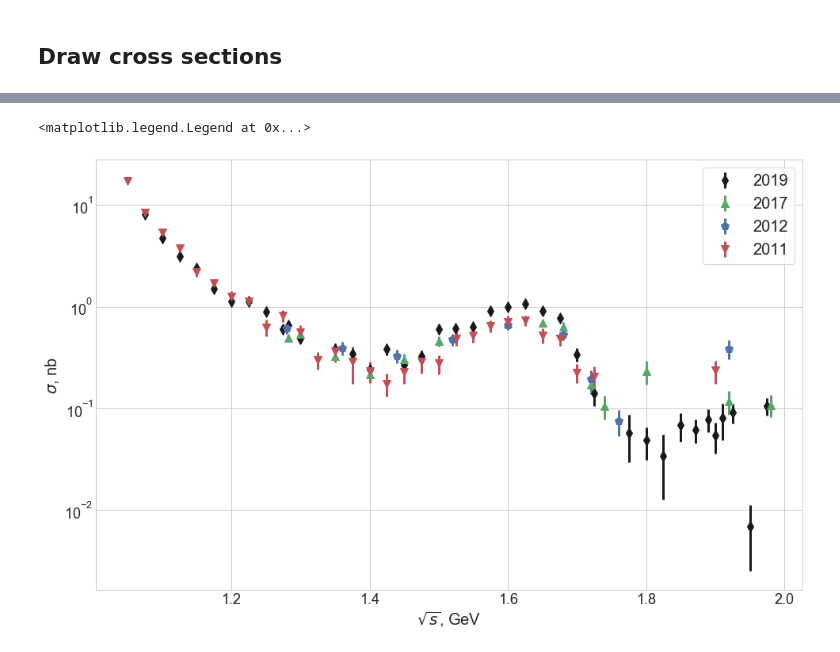
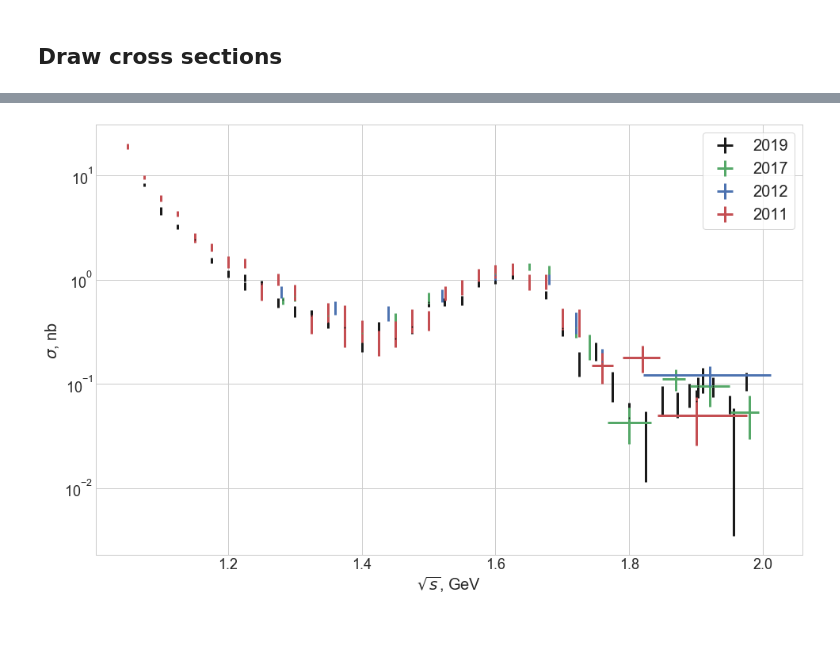
Before and after one commit to nikita-p/research, a Jupyter notebook: uproot/Visible.ipynb, the cells around one changed output, grey strips where cells are left out. Drawn from its saved outputs; the diff is of its cells as text; code cells hidden in the pictures.

```diff
--- a/uproot/Visible.ipynb
+++ b/uproot/Visible.ipynb
@@ -139,18 +132,23 @@ born(cs11)
 born(cs12)
 born(cs17)
 born(cs19)
+# %%
+errE = dict()
+errE[11] = [cs11.dEmin*2e-3, cs11.dEmax*2e-3]
+errE[12] = [cs12.dEmin*2e-3, cs12.dEmax*2e-3]
+errE[17] = [cs17.dEmin*2e-3, cs17.dEmax*2e-3]
+errE[19] = [cs19.dEmin*2e-3, cs19.dEmax*2e-3]
 # %%
-plt.errorbar(cs19.index*2e-3, cs19.born, yerr=cs19.born_err, fmt='kd', elinewidth=3, ms=10, label='2019')
-plt.errorbar(cs17.index*2e-3, cs17.born, yerr=cs17.born_err, fmt='g^', elinewidth=3, ms=10, label='2017')
-plt.errorbar(cs12.index*2e-3, cs12.born, yerr=cs12.born_err, fmt='bp', elinewidth=3, ms=10, label='2012')
-plt.errorbar(cs11.index*2e-3, cs11.born, yerr=cs11.born_err, fmt='rv', elinewidth=3, ms=10, label='2011')
+plt.errorbar(cs19.index*2e-3, cs19.born, yerr=cs19.born_err, xerr=errE[19], fmt='kd', elinewidth=3, ms=1, label='2019')
+plt.errorbar(cs17.index*2e-3, cs17.born, yerr=cs17.born_err, xerr=errE[17], fmt='g^', elinewidth=3, ms=1, label='2017')
+plt.errorbar(cs12.index*2e-3, cs12.born, yerr=cs12.born_err, xerr=errE[12], fmt='bp', elinewidth=3, ms=1, label='2012')
+plt.errorbar(cs11.index*2e-3, cs11.born, yerr=cs11.born_err, xerr=errE[11], fmt='rv', elinewidth=3, ms=1, label='2011')
 plt.yscale('log')
 plt.xlabel('$\sqrt{s}$, GeV', fontsize=20)
 plt.ylabel('$\sigma$, nb', fontsize=20)
 ax = plt.gca()
 ax.tick_params(labelsize=18)
 ax.legend(fontsize=20, frameon=True)
-#plt.savefig('cs.svg')
+#plt.savefig('cs.pdf')
 # %% [output]
-<matplotlib.legend.Legend at 0x...>
-[figure, old version]
+[figure, new version]
```
Also changed, not shown: parts of 15 cells of this notebook, 7 other files.
